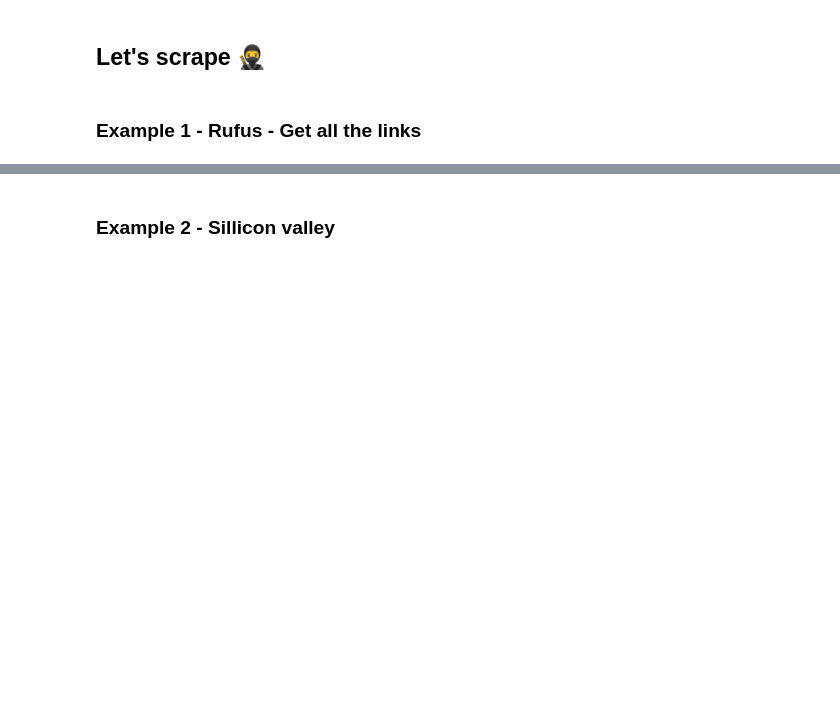
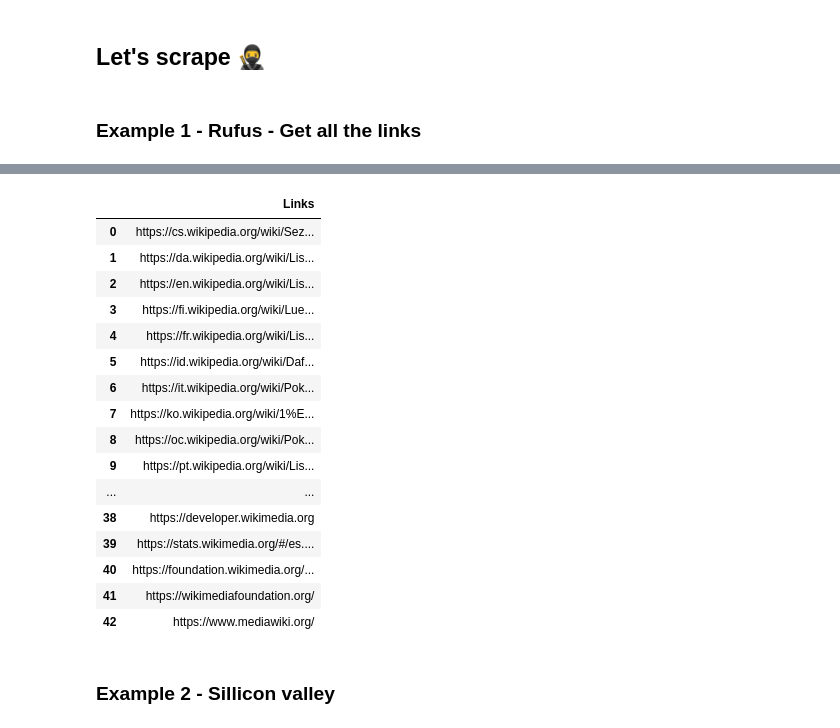
Before and after one commit to Ironhack-data-bcn-january-2024/lectures, a Jupyter notebook: week-3/02-Web scraping.ipynb, the cells around one changed output, grey strips where cells are left out. Drawn from its saved outputs; the diff is of its cells as text; code cells hidden in the pictures; blank space fills up the shorter version.

```diff
--- a/week-3/02-Web scraping.ipynb
+++ b/week-3/02-Web scraping.ipynb
@@ -191,3 +461,23 @@ url_rufus = "https://es.wikipedia.org/wiki/Rufus_T._Firefly"
+# %%
+wikipedia_links("https://es.wikipedia.org/wiki/Anexo:Pok%C3%A9mon_de_la_primera_generaci%C3%B3n#Charmander")
+# %% [output]
+|  | Links |
+| 0 | https://cs.wikipedia.org/wiki/Sez... |
+| 1 | https://da.wikipedia.org/wiki/Lis... |
+| 2 | https://en.wikipedia.org/wiki/Lis... |
+| 3 | https://fi.wikipedia.org/wiki/Lue... |
+| 4 | https://fr.wikipedia.org/wiki/Lis... |
+| 5 | https://id.wikipedia.org/wiki/Daf... |
+| 6 | https://it.wikipedia.org/wiki/Pok... |
+| 7 | https://ko.wikipedia.org/wiki/1%E... |
+| 8 | https://oc.wikipedia.org/wiki/Pok... |
+| 9 | https://pt.wikipedia.org/wiki/Lis... |
+| ... | ... |
+| 38 | https://developer.wikimedia.org |
+| 39 | https://stats.wikimedia.org/#/es.... |
+| 40 | https://foundation.wikimedia.org/... |
+| 41 | https://wikimediafoundation.org/ |
+| 42 | https://www.mediawiki.org/ |
 # %% [markdown]
 ### Example 2 - Sillicon valley
 # %%
```
Also changed, not shown: parts of 39 cells of this notebook, 2 other files.
